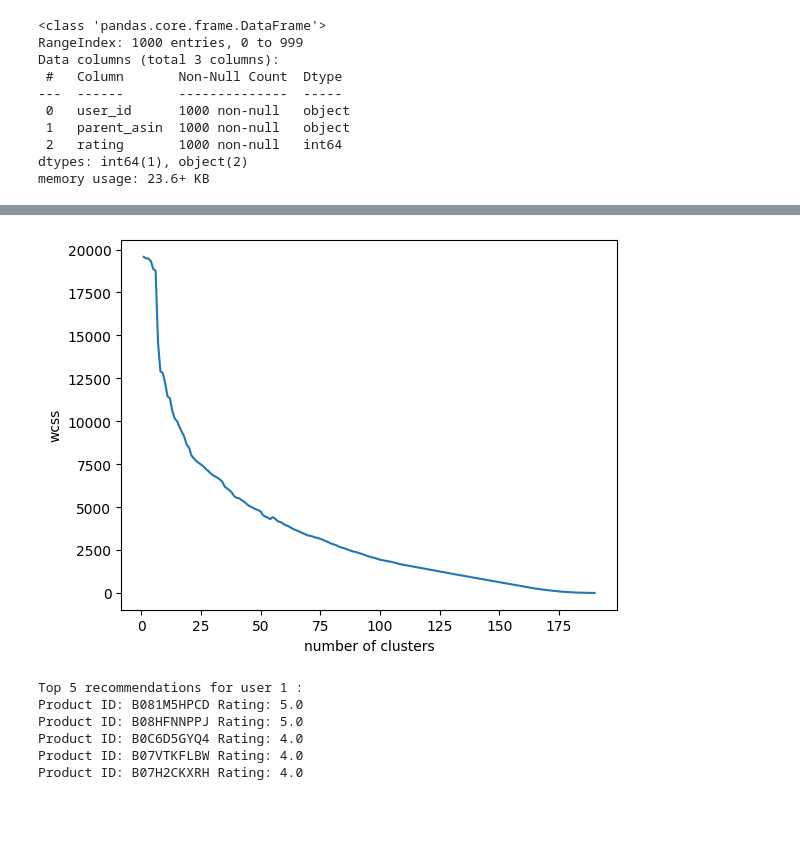
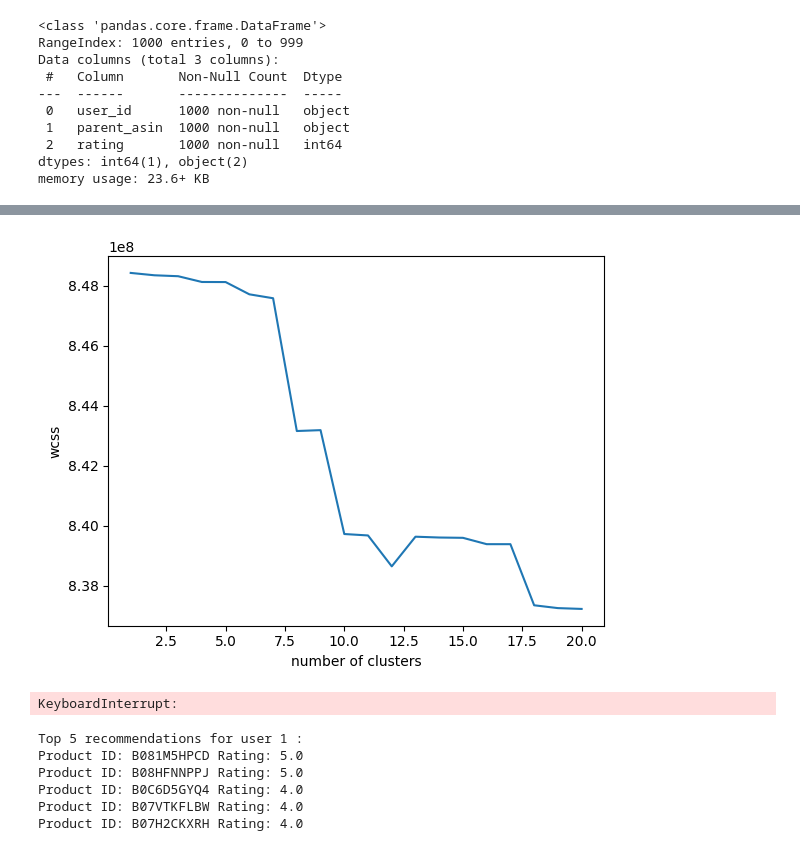
Before and after one commit to amiraliamjadi/AIcasestudy, a Jupyter notebook: main project.ipynb, the cells around one changed output, grey strips where cells are left out. Saved outputs shown, nothing was run; the diff lists cells and outputs as text; code cells hidden in the pictures; blank space fills up the shorter version.

Commit message:
finish sparse matrix

```diff
--- a/main project.ipynb
+++ b/main project.ipynb
@@ -80,18 +61,48 @@ pivot_table
+# %%
+# create matrix of rating with sparse matrix CSR
+users = df["user_id"].unique()
+products = df["parent_asin"].unique()
+shape = (len(users), len(products))
+
+# Create indices for users and products
+user_cat = pd.CategoricalDtype(categories=sorted(users), ordered=True)
+product_cat = pd.CategoricalDtype(categories=sorted(products), ordered=True)
+user_index = df["user_id"].astype(user_cat).cat.codes
+product_index = df["parent_asin"].astype(product_cat).cat.codes
+
+# Conversion via COO matrix
+coo = sparse.coo_matrix((df["rating"], (user_index, product_index)), shape=shape)
+csr = coo.tocsr()
 # %%
 wcss = []
-max_clusters = 190
+max_clusters = 20
 
 for num_clusters in range(1, max_clusters+1):
     kmeans = KMeans(n_clusters=num_clusters, random_state=42)
-    cluster_labels = kmeans.fit(pivot_table)
+    cluster_labels = kmeans.fit(csr)
     wcss.append(kmeans.inertia_)
 
 plt.plot(range(1, max_clusters+1), wcss)
 plt.xlabel("number of clusters")
 plt.ylabel("wcss")
 plt.show()
 # %% [output]
-[figure, old version]
+[figure, new version]
+# %%
+wcss = []
+max_clusters = 10
+
+for num_clusters in range(2, max_clusters+1):
+    kmeans = KMeans(n_clusters=num_clusters, random_state=42).fit(csr)
+    labels = kmeans.labels_
+    wcss.append(silhouette_score(csr, labels, metric = 'euclidean'))
+
+plt.plot(range(1, max_clusters+1), wcss,'bx-')
+plt.xlabel("number of clusters")
+plt.ylabel("wcss")
+plt.show()
+# %% [output]
+KeyboardInterrupt:
 # %%
 # Apply k-means clustering
 num_clusters = 60  # Choose the number of clusters
```
Also changed, not shown: parts of 6 cells of this notebook, 1 other file.
